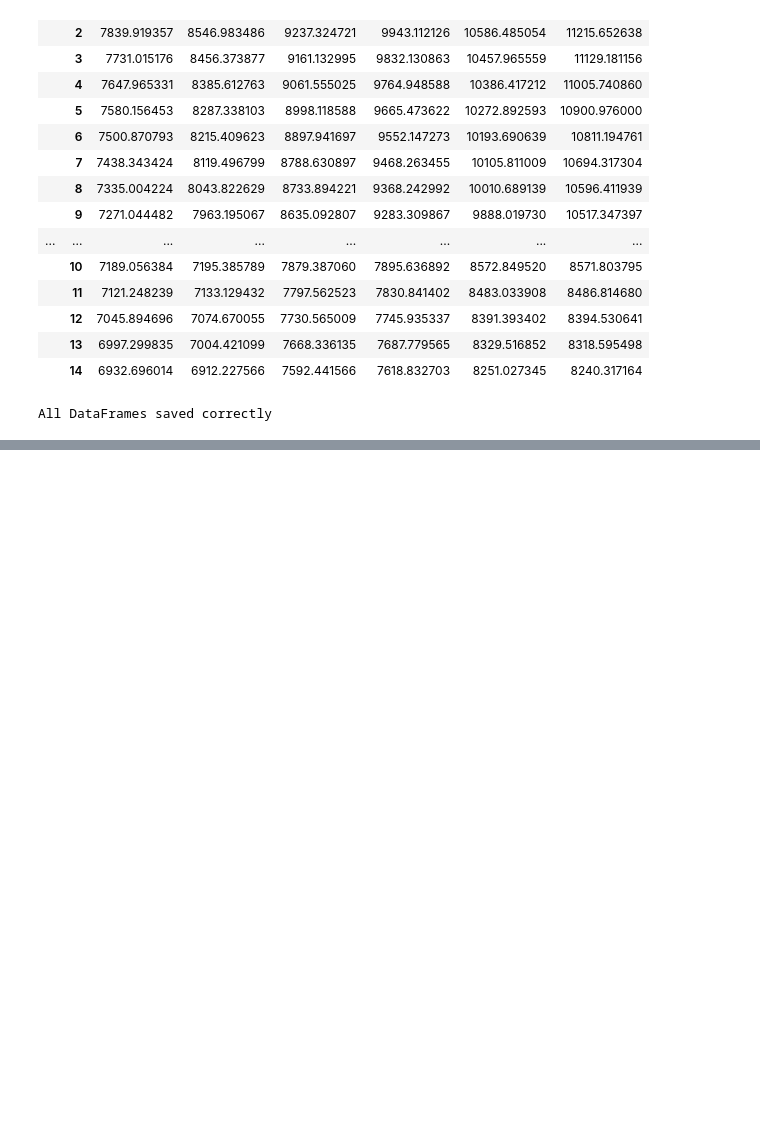
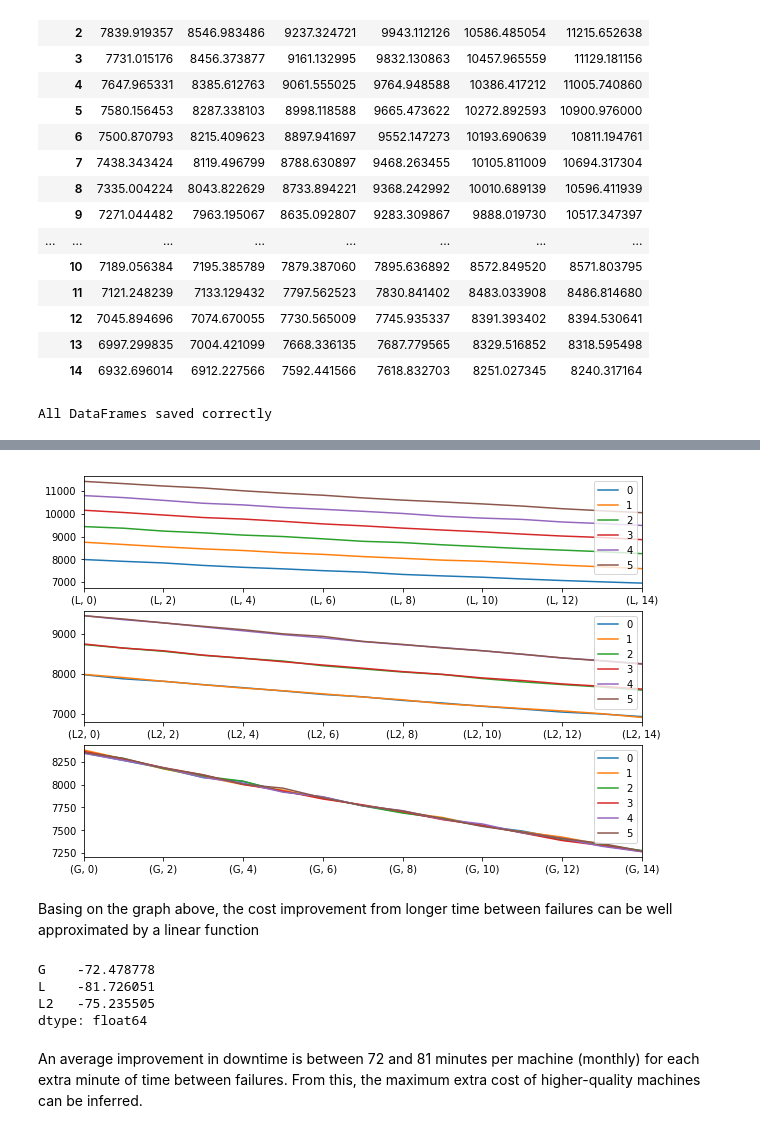
Before and after one commit to puchmichal/ZMS, a Jupyter notebook: project_2/simulation.ipynb, the cells around one changed output, grey strips where cells are left out. Cells and saved outputs as stored; diff of their text form; code cells hidden in the pictures; blank space fills up the shorter version.

```diff
--- a/project_2/simulation.ipynb
+++ b/project_2/simulation.ipynb
@@ -544,3 +544,5 @@ else:
     print('df saved/read incorrectly')
 # %% [output]
 All DataFrames saved correctly
+# %%
+df_better_machines = pd.read_hdf('results_better_machines.hdf', key = 'full_results')
@@ -546,0 +569,17 @@ All DataFrames saved correctly
+# %%
+fig, ax = plt.subplots(3, 1, figsize = (10,7))
+for x in zip(ax, ['L','L2','G']):
+    df_better_machines.loc[(x[1], slice(None)),:].plot(ax = x[0])
+# %% [output]
+[figure, added]
+# %% [markdown]
+Basing on the graph above, the cost improvement from longer time between failures can be well approximated by a linear function
+# %%
+df_better_machines.mean(axis = 1).groupby(level = 0).apply(lambda x: (x.iloc[-1] - x.iloc[0])/len(x))
+# %% [output]
+G    -72.478778
+L    -81.726051
+L2   -75.235505
+dtype: float64
+# %% [markdown]
+An average improvement in downtime is between 72 and 81 minutes per machine (monthly) for each extra minute of time between failures. From this, the maximum extra cost of higher-quality machines can be inferred.
```
Also changed, not shown: parts of 1 cell of this notebook, 5 other files.
